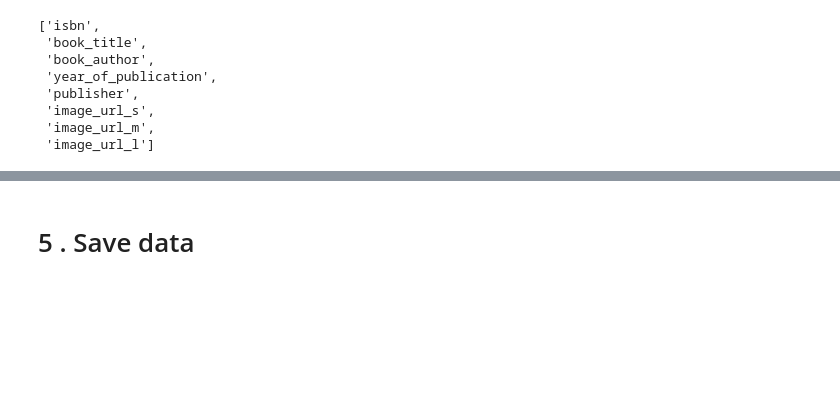
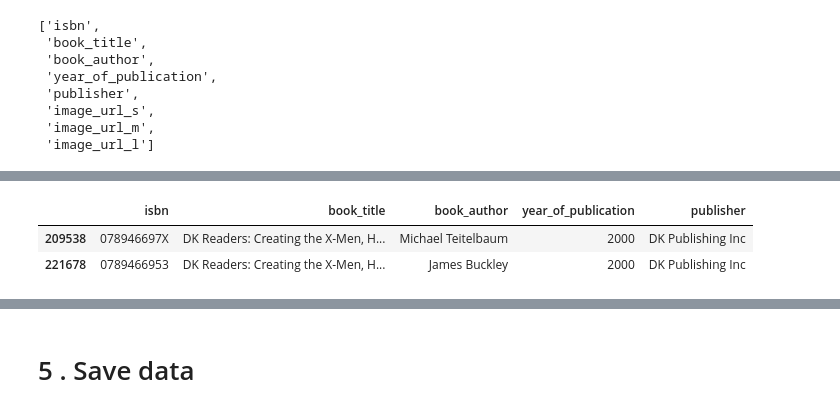
Before and after one commit to SophieHubert/Recommended-Reading, a Jupyter notebook: Working/01.1 - Data cleaning - Books.ipynb, the cells around one changed output, grey strips where cells are left out. Cells and saved outputs as stored; diff of their text form; code cells hidden in the pictures; blank space fills up the shorter version.

```diff
--- a/Working/01.1 - Data cleaning - Books.ipynb
+++ b/Working/01.1 - Data cleaning - Books.ipynb
@@ -122,0 +151,6 @@ list(data_books.columns)
+# %%
+books.loc[(books.isbn == '0789466953') | (books.isbn == '078946697X'),:]
+# %% [output]
+|  | isbn | book_title | book_author | year_of_publication | publisher |
+| 209538 | 078946697X | DK Readers: Creating the X-Men, H... | Michael Teitelbaum | 2000 | DK Publishing Inc |
+| 221678 | 0789466953 | DK Readers: Creating the X-Men, H... | James Buckley | 2000 | DK Publishing Inc |
```
Also changed, not shown: parts of 34 cells of this notebook, 6 other files.
